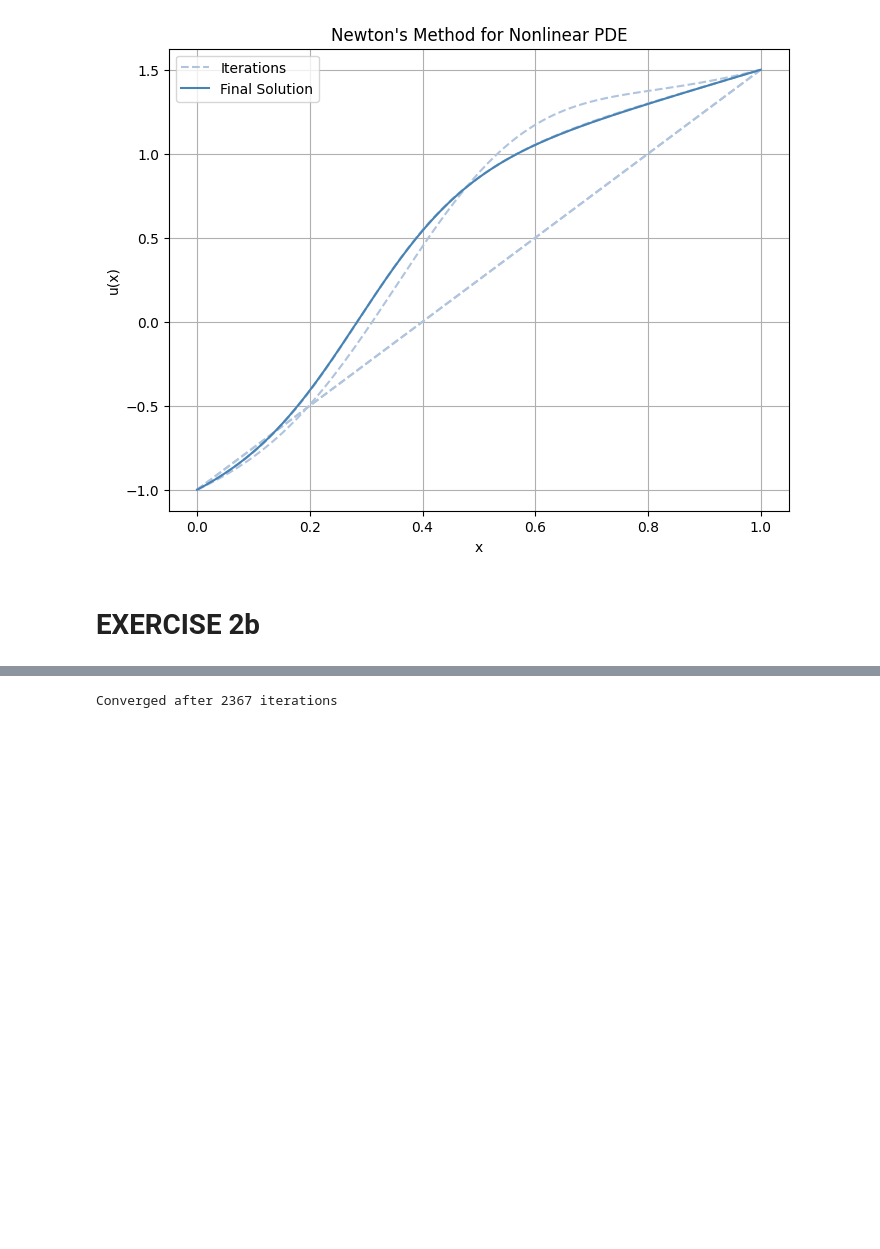
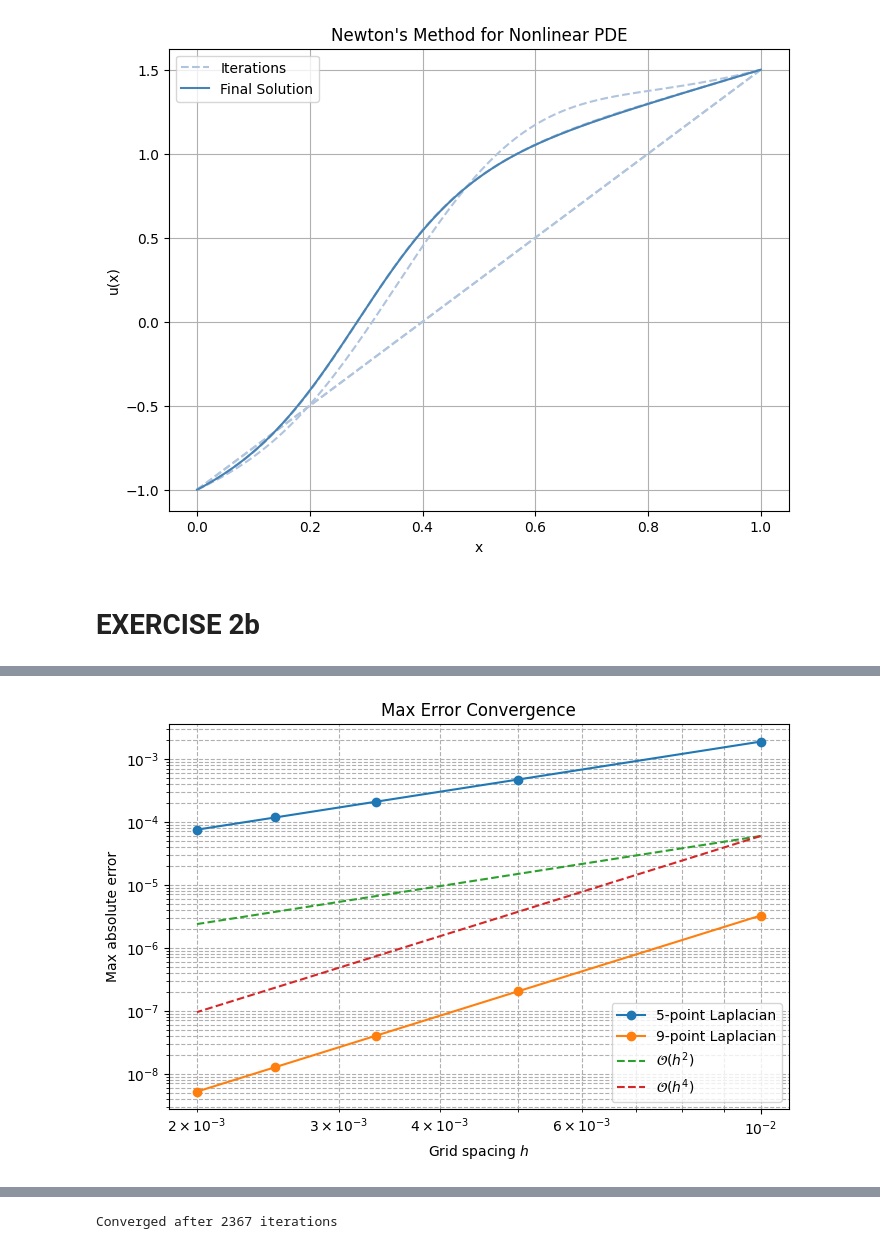
Before and after one commit to madswerngeen/02687---Scientific-Computing-for-differential-equations, a Jupyter notebook: assignment_1.ipynb, the cells around one changed output, grey strips where cells are left out. Saved outputs shown, nothing was run; the diff lists cells and outputs as text; code cells hidden in the pictures; blank space fills up the shorter version.

```diff
--- a/assignment_1.ipynb
+++ b/assignment_1.ipynb
@@ -361,7 +361,6 @@ def poisson5(m, h):
     S = sp.diags([e, -2*e, e], [-1, 0, 1], shape=(m, m))
     I = sp.eye(m)
     A = sp.kron(I, S) + sp.kron(S, I)
-    A = A
     return A
 
 # Laplacian kernel for convolution
@@ -473,3 +622,36 @@ print(L)
+# %%
+# Plot convergence
+plt.figure(figsize=(8, 5))
+
+# Compute h values
+h_vals = 1 / np.array(Ns)  # Since h = 1/N
+# Plot error
+plt.loglog(h_vals, E_5, 'o-', label="5-point Laplacian")
+plt.loglog(h_vals, E_9, 'o-', label="9-point Laplacian")
+
+h_squared = h_vals ** 2  # O(h^2) scaling
+# Scale reference line to match the first error value
+scale_factor = (3*E_5[0]/100 + 98*E_9[0]/100) / h_squared[0]
+ref_line = scale_factor * h_squared  # Adjusted O(h^2) line
+# Plot O(h^2) reference line
+plt.loglog(h_vals, ref_line, '--', label=r'$\mathcal{O}(h^2)$')
+
+h_4th = h_vals ** 4  # O(h^4) scaling
+# Scale reference line to match the first error value
+scale_factor = (3*E_5[0]/100 + 98*E_9[0]/100) / h_4th[0]
+ref_line = scale_factor * h_4th  # Adjusted O(h^2) line
+# Plot O(h^2) reference line
+plt.loglog(h_vals, ref_line, '--', label=r'$\mathcal{O}(h^4)$')
+
+# Labels and title
+plt.xlabel("Grid spacing $h$")
+plt.ylabel("Max absolute error")
+plt.title("Max Error Convergence")
+plt.grid(True, which="both", linestyle="--")
+plt.legend()
+plt.show()
+# %% [output]
+[figure, added]
 # %%
 import numpy as np
 import numpy as np
```
Also changed, not shown: parts of 4 cells of this notebook.
